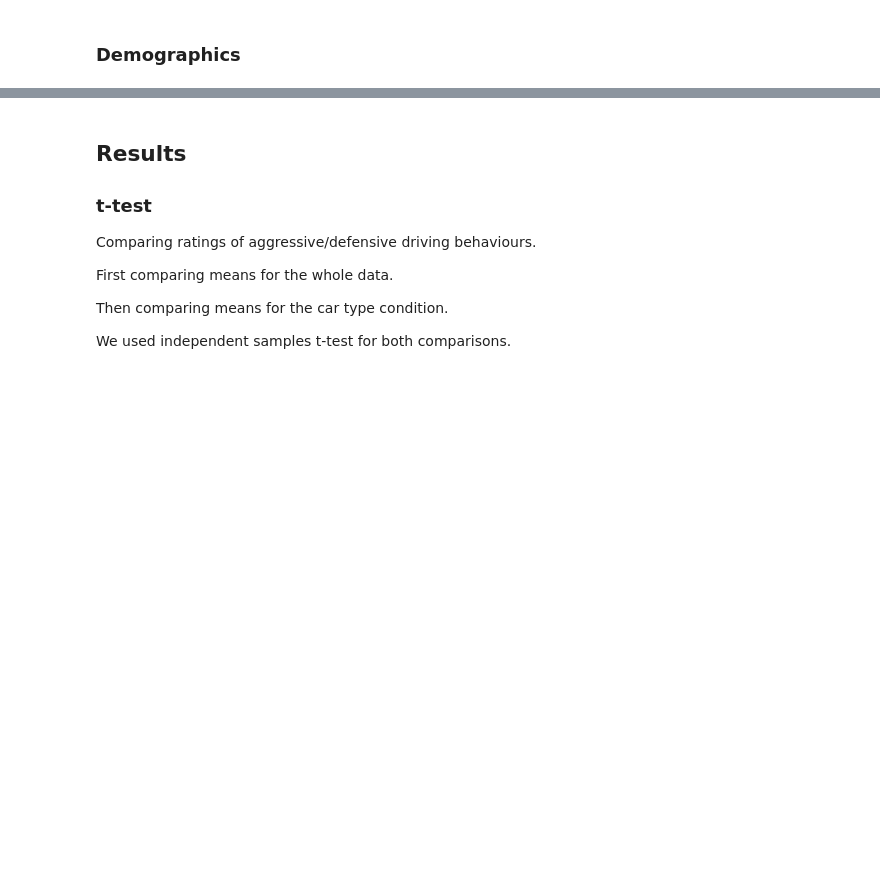
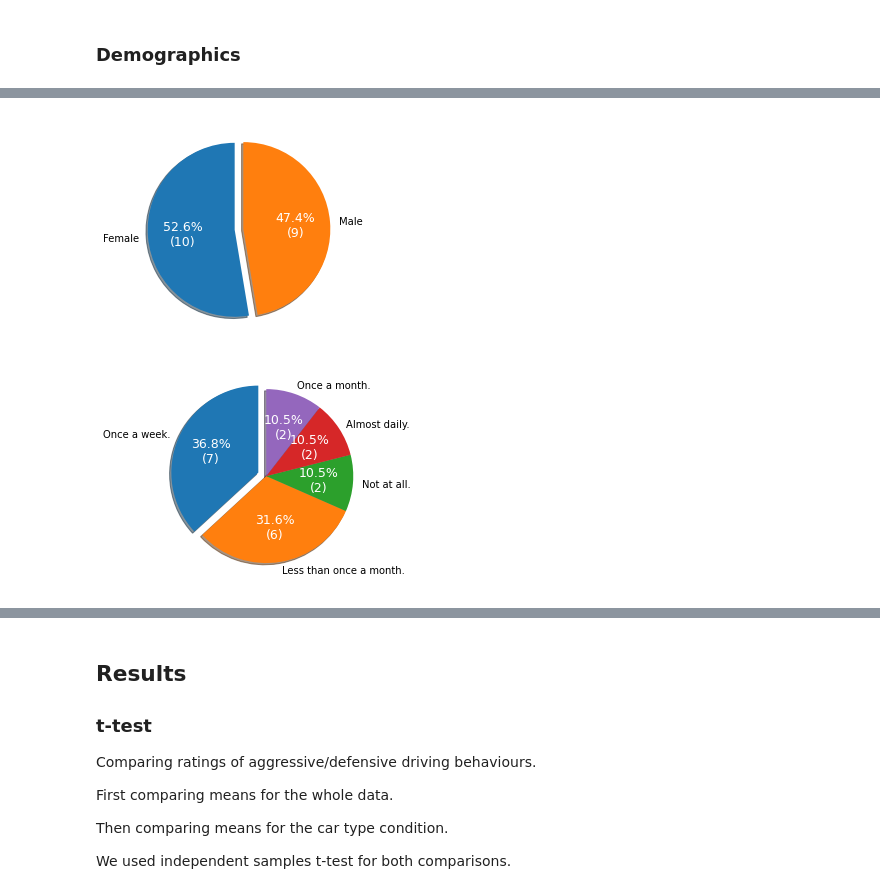
Before and after one commit to javiercmh/lab-cognition-analysis, a Jupyter notebook: code/Driving styles and car type.ipynb, the cells around one changed output, grey strips where cells are left out. Saved outputs shown, nothing was run; the diff lists cells and outputs as text; code cells hidden in the pictures; blank space fills up the shorter version.

Commit message:
Finish data analysis and continue writing document

```diff
--- a/code/Driving styles and car type.ipynb
+++ b/code/Driving styles and car type.ipynb
@@ -169,4 +298,19 @@ Doctoral degree                         0.055556
 Name: educationlevel, dtype: float64
+# %%
+#Args:
+    # values (list): list or pandas.Series of unique values. Using value_counts() is highly recommended.
+    # labels (list): if None, indices of values will be used.
+    # title (str): header for the plot.
+    # slices (int): set a number of slices, to avoid clutter.
+    # percent_only (bool): if False it will show count and percent.
+    # explode (bool): slightly separate the slice with the highest value.
+    # color (str): text color.
+
+pie(descriptive_data["gender"].value_counts())
+pie(descriptive_data["drivingxpcat"].value_counts())
+# %% [output]
+[figure, added]
+[figure, added]
 # %%
 descriptive_data.describe()
 # %% [output]
```
Also changed, not shown: parts of 28 cells of this notebook, 7 other files.
